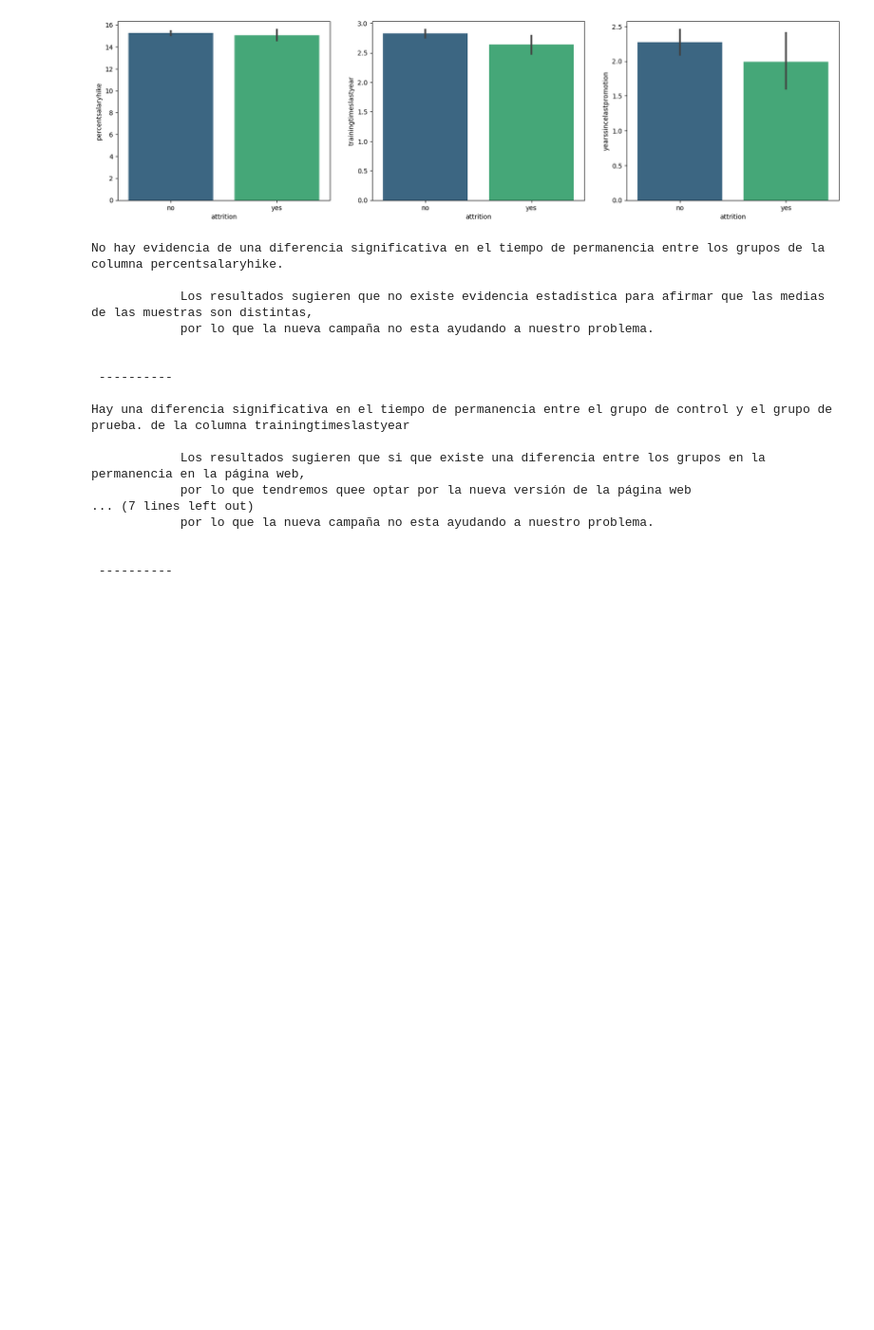
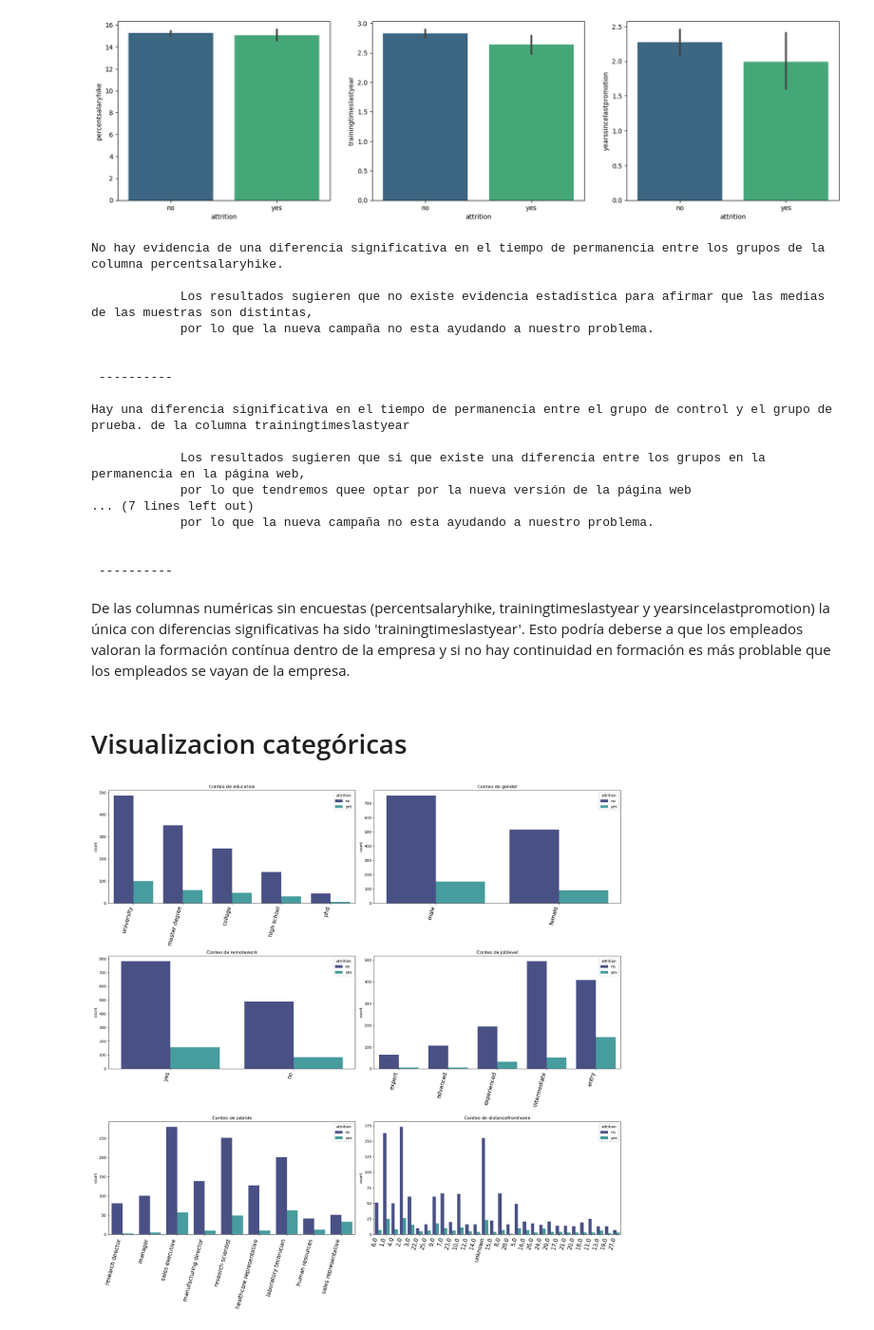
Before and after one commit to Adalab/https-github.com-Adalab-proyecto-da-promo-F-modulo-3-team-5, a Jupyter notebook: visualizaciones.ipynb, the cells around one changed output. Shown at 95% size. Saved outputs shown, nothing was run; the diff lists cells and outputs as text; code cells hidden in the pictures; blank space fills up the shorter version.

Commit message:
Visualizaciones terminadas

```diff
--- a/visualizaciones.ipynb
+++ b/visualizaciones.ipynb
@@ -110,3 +99,9 @@ Hay una diferencia significativa en el tiempo de permanencia entre el grupo de c
 
 
  ----------
+# %% [markdown]
+De las columnas numéricas sin encuestas (percentsalaryhike, trainingtimeslastyear y yearsincelastpromotion) la única con diferencias significativas ha sido 'trainingtimeslastyear'. Esto podría deberse a que los empleados valoran la formación contínua dentro de la empresa y si no hay continuidad en formación es más problable que los empleados se vayan de la empresa.
+# %% [markdown]
+# Visualizacion categóricas
+# %%
+columnas_cat=['education','gender','remotework','joblevel', 'jobrole','distancefromhome']
@@ -113 +110,14 @@ Hay una diferencia significativa en el tiempo de permanencia entre el grupo de c
+# %%
+fig, axes = plt.subplots(nrows=3, ncols=2, figsize=(20, 20))
+axes = axes.flat
+for ind, col in enumerate(columnas_cat):
+    ax = axes[ind]
+    sns.countplot(x=col, data=df, palette='mako', hue ='attrition',  ax=ax,)
+    ax.set_title(f'Conteo de {col}')
+    axes[ind].set_xticklabels(axes[ind].get_xticklabels(), rotation=75, ha='right', fontsize=15)
+    ax.set_xlabel('')
+plt.tight_layout()
+plt.show()
+# %% [output]
+[figure, added]
 # %%
```
Also changed, not shown: parts of 10 cells of this notebook.
